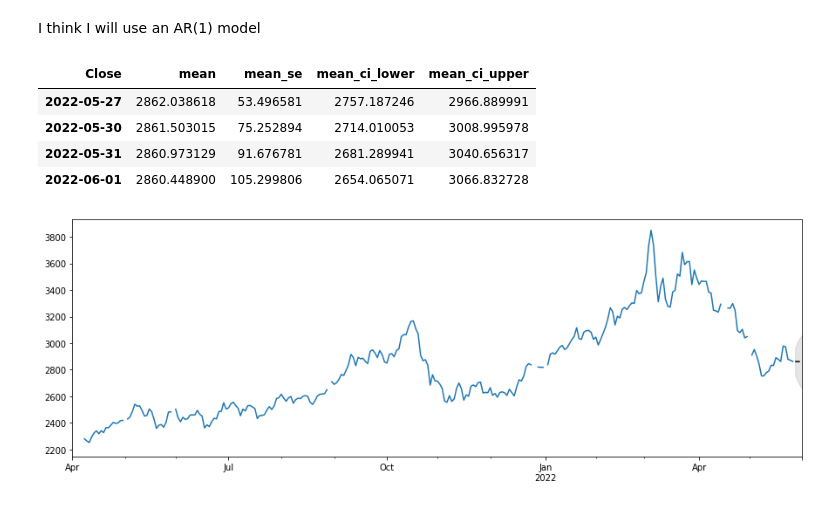
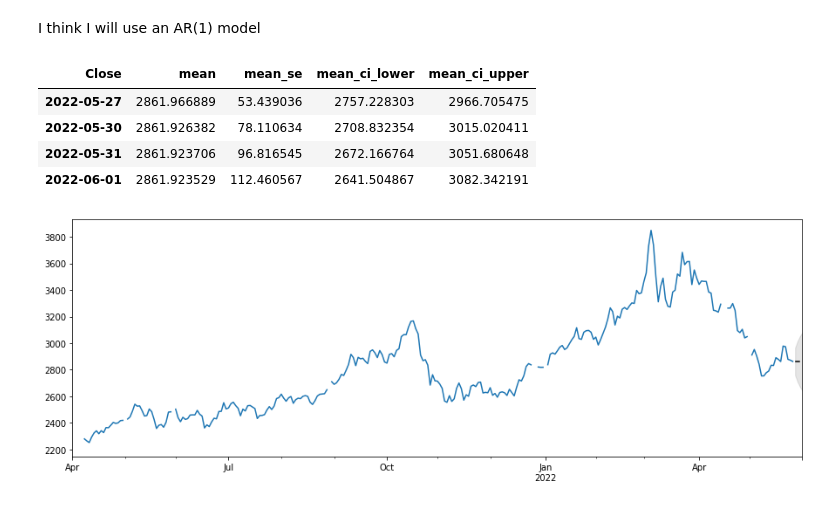
Before and after one commit to jonahweissman/infer-pub, a Jupyter notebook: forecasts/Aluminum.ipynb, the cells around one changed output. Saved outputs shown, nothing was run; the diff lists cells and outputs as text; code cells hidden in the pictures.

```diff
--- a/Aluminum.ipynb
+++ b/forecasts/Aluminum.ipynb
@@ -128,18 +128,18 @@ fig = sm.graphics.tsa.plot_pacf(differenced, lags=40, ax=axes[1])
 # %% [markdown]
 I think I will use an AR(1) model
 # %%
-model = sm.tsa.ARIMA(price_history, order=(1, 0, 0))
+model = sm.tsa.ARIMA(price_history, order=(1, 1, 0))
 results = model.fit()
 prediction_day = '2022-06-01'
 forecast_results = results.get_forecast(prediction_day)
 summary = forecast_results.summary_frame()
 summary
 # %% [output]
 | Close | mean | mean_se | mean_ci_lower | mean_ci_upper |
-| 2022-05-27 | 2862.038618 | 53.496581 | 2757.187246 | 2966.889991 |
-| 2022-05-30 | 2861.503015 | 75.252894 | 2714.010053 | 3008.995978 |
-| 2022-05-31 | 2860.973129 | 91.676781 | 2681.289941 | 3040.656317 |
-| 2022-06-01 | 2860.448900 | 105.299806 | 2654.065071 | 3066.832728 |
+| 2022-05-27 | 2861.966889 | 53.439036 | 2757.228303 | 2966.705475 |
+| 2022-05-30 | 2861.926382 | 78.110634 | 2708.832354 | 3015.020411 |
+| 2022-05-31 | 2861.923706 | 96.816545 | 2672.166764 | 3051.680648 |
+| 2022-06-01 | 2861.923529 | 112.460567 | 2641.504867 | 3082.342191 |
 # %%
 fig, ax = plt.subplots(figsize=(15, 5))
 price_history.plot(ax=ax)
```
Also changed, not shown: parts of 1 cell of this notebook, 3 other files.
